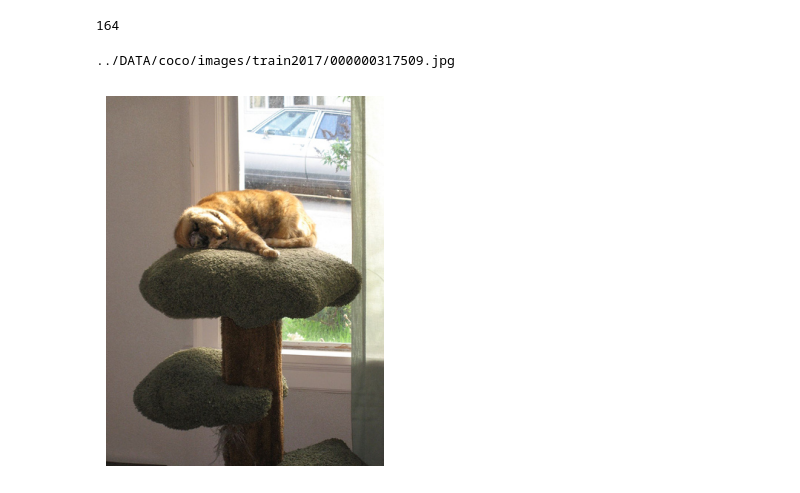
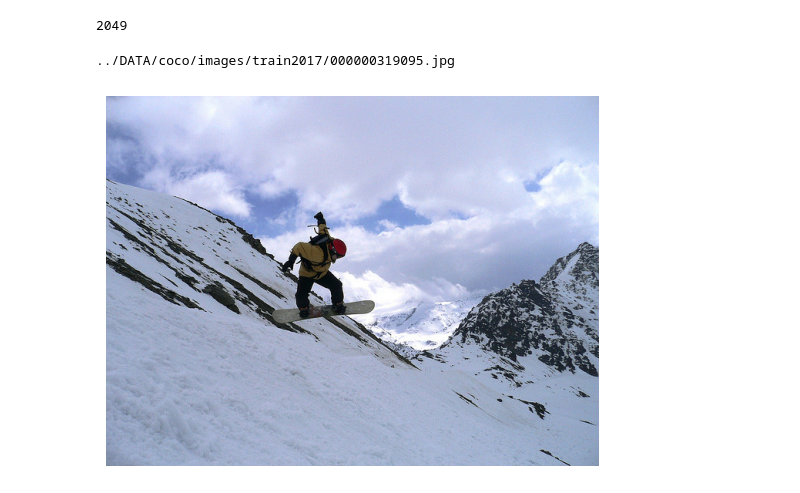
Before and after one commit to yuzuki-lab/coco, a Jupyter notebook: DATA作成.ipynb, the cells around one changed output. Drawn from its saved outputs; the diff is of its cells as text; code cells hidden in the pictures.

```diff
--- a/DATA作成.ipynb
+++ b/DATA作成.ipynb
@@ -21,7 +21,7 @@ index created!
 B = []
 
 # 抽出するラベルを指定する
-target_label = 'cat'
+target_label = 'dog'
 
 # 画像IDと画像ファイル名の対応を作成する
 image_id_to_file = {}
@@ -41,7 +41,7 @@ for annotation in coco.dataset['annotations']:
 C = []
 
 # 抽出するラベルを指定する
-target_label = 'car'
+target_label = 'person'
 
 # 画像IDと画像ファイル名の対応を作成する
 image_id_to_file = {}
@@ -64,19 +64,19 @@ C_B = list(set(C) - set(B))#C-B 車のみ
 # %%
 len(BnC)
 # %% [output]
-164
+2049
 # %%
 import matplotlib.pyplot as plt
 import random
 from PIL import Image
 
-random_element2 = random.choice(BnC)
+random_element2 = random.choice(C_B)
 image_path2 = f"../DATA/coco/images/train2017/{random_element2}"
 
 print(image_path2)
 plt.imshow(Image.open(image_path2))
 plt.axis('off')
 plt.show()
 # %% [output]
-../DATA/coco/images/train2017/000000317509.jpg
+../DATA/coco/images/train2017/000000319095.jpg
-[figure, old version]
+[figure, new version]
```
Also changed, not shown: parts of 1 cell of this notebook, 18 other files.
